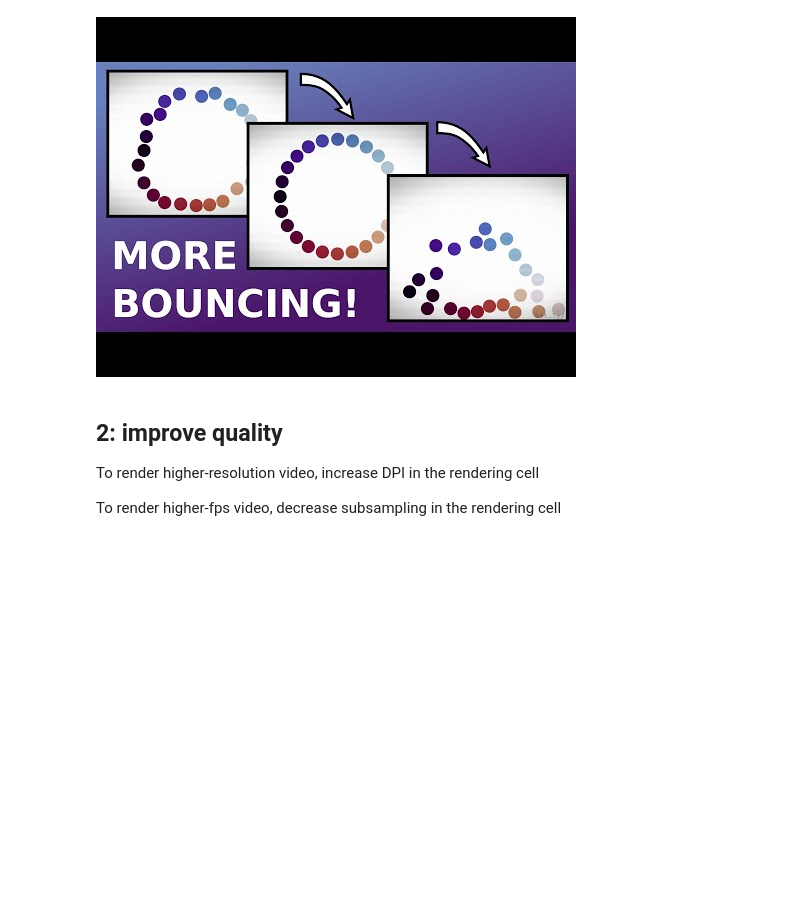
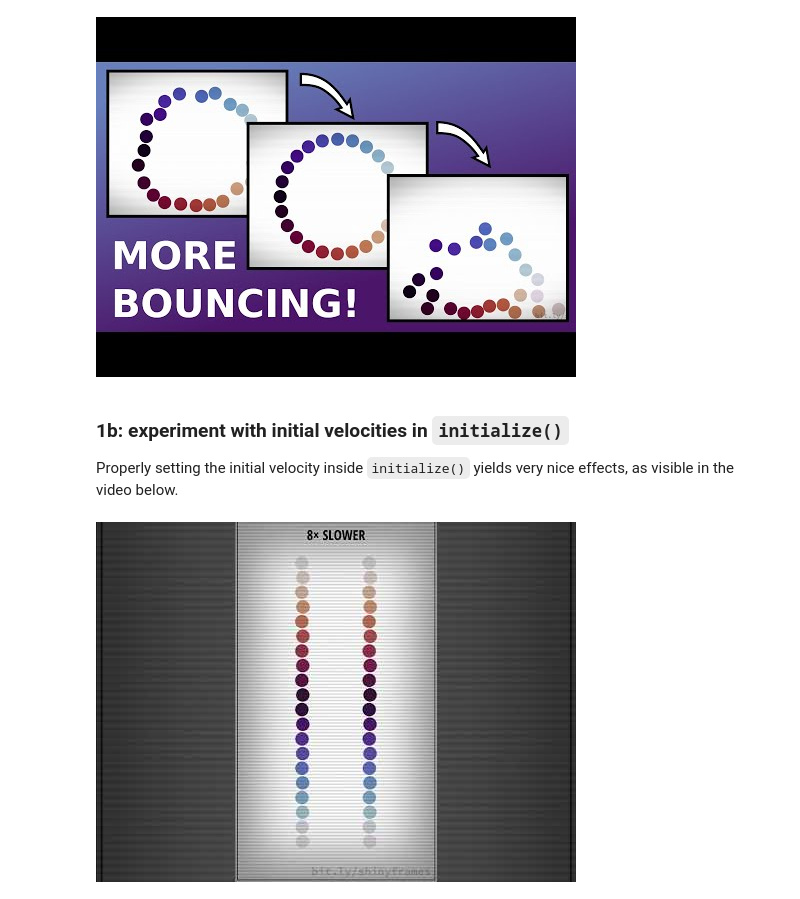
Before and after one commit to alessandro-giusti/bouncing-ball-patterns, a Jupyter notebook: bouncing.ipynb, the cells around one changed output. Saved outputs shown, nothing was run; the diff lists cells and outputs as text; code cells hidden in the pictures; blank space fills up the shorter version.

```diff
--- a/bouncing.ipynb
+++ b/bouncing.ipynb
@@ -228,8 +234,10 @@ The most obvious (and fun) tweak is to play with the initialize function.  Creat
 YouTubeVideo('HMT14M4x3QE', listType="playlist", list="PL70Kxx3q2LQR8LEJVzP92HAQNupPKBlEX", width=600, height=338)
 # %% [output]
 [figure]
-# %% [markdown]
-## 2: improve quality
-To render higher-resolution video, increase DPI in the rendering cell
-
-To render higher-fps video, decrease subsampling in the rendering cell
+# %% [markdown]
+### 1b: experiment with initial velocities in `initialize()`
+Properly setting the initial velocity inside `initialize()` yields very nice effects, as visible in the video below.
+# %%
+YouTubeVideo('ImX2DppJlM8', listType="playlist", list="PL70Kxx3q2LQR8LEJVzP92HAQNupPKBlEX", width=300, height=533)
+# %% [output]
+[figure, added]
```
Also changed, not shown: parts of 9 cells of this notebook.
